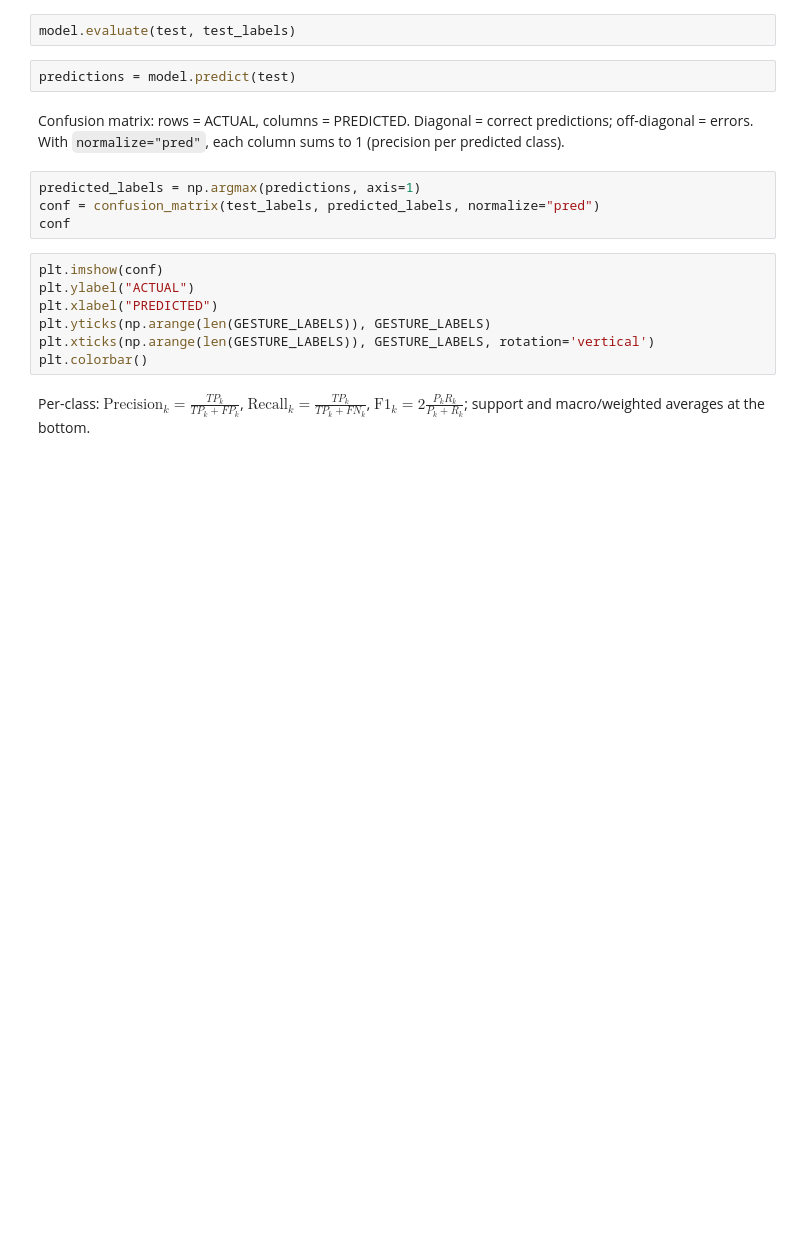
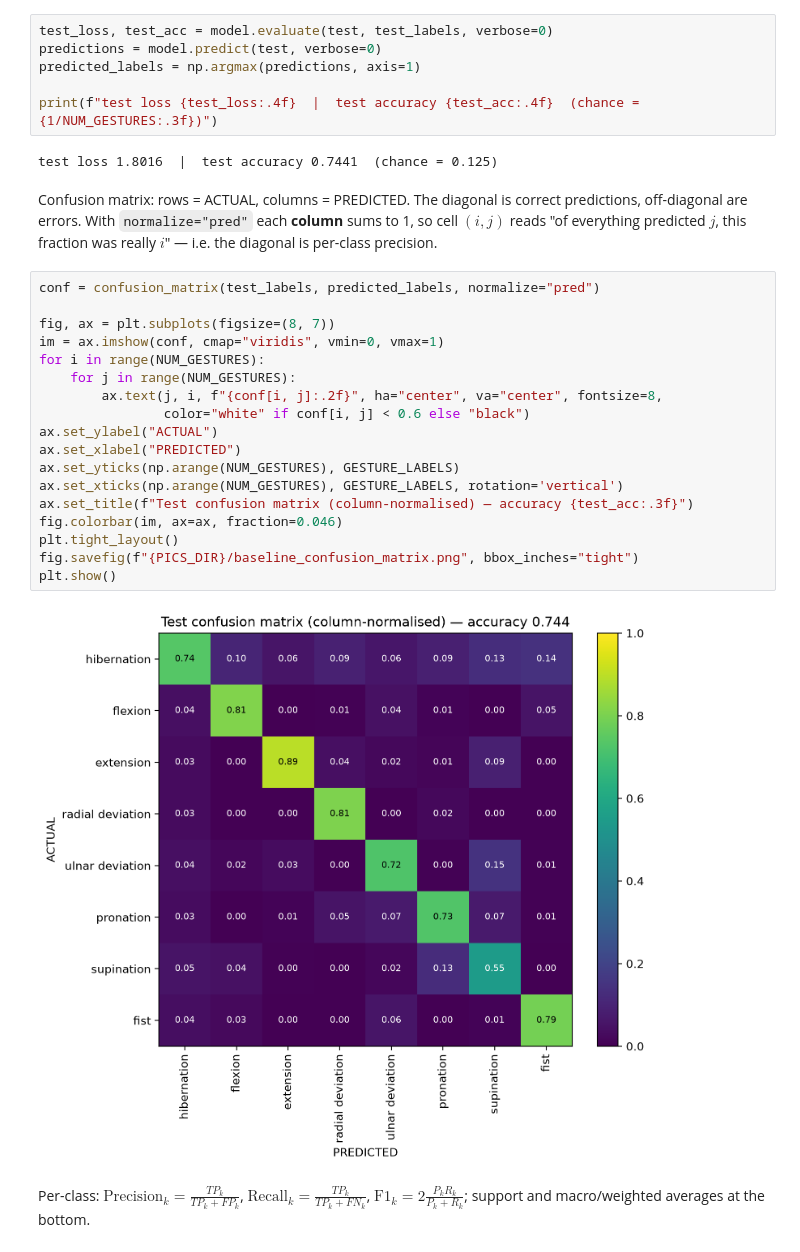
Before and after one commit to aljazfrancic/myo-keras, a Jupyter notebook: myo-keras.ipynb, the cells around one changed output. Cells and saved outputs as stored; diff of their text form; blank space fills up the shorter version.

```diff
--- a/myo-keras.ipynb
+++ b/myo-keras.ipynb
@@ -78,20 +181,35 @@ Test set: overall $\mathcal{L}$ and accuracy.
 # %%
-model.evaluate(test, test_labels)
+test_loss, test_acc = model.evaluate(test, test_labels, verbose=0)
+predictions = model.predict(test, verbose=0)
+predicted_labels = np.argmax(predictions, axis=1)
+
+print(f"test loss {test_loss:.4f}  |  test accuracy {test_acc:.4f}  (chance = {1/NUM_GESTURES:.3f})")
+# %% [output]
+test loss 1.8016  |  test accuracy 0.7441  (chance = 0.125)
-# %%
-predictions = model.predict(test)
 # %% [markdown]
-Confusion matrix: rows = ACTUAL, columns = PREDICTED. Diagonal = correct predictions; off-diagonal = errors. With `normalize="pred"`, each column sums to 1 (precision per predicted class).
+Confusion matrix: rows = ACTUAL, columns = PREDICTED. The diagonal is correct predictions,
+off-diagonal are errors. With `normalize="pred"` each **column** sums to 1, so cell $(i, j)$ reads
+"of everything predicted $j$, this fraction was really $i$" — i.e. the diagonal is per-class precision.
-# %%
-predicted_labels = np.argmax(predictions, axis=1)
-conf = confusion_matrix(test_labels, predicted_labels, normalize="pred")
-conf
 # %%
-plt.imshow(conf)
-plt.ylabel("ACTUAL")
-plt.xlabel("PREDICTED")
-plt.yticks(np.arange(len(GESTURE_LABELS)), GESTURE_LABELS)
-plt.xticks(np.arange(len(GESTURE_LABELS)), GESTURE_LABELS, rotation='vertical')
-plt.colorbar()
+conf = confusion_matrix(test_labels, predicted_labels, normalize="pred")
+
+fig, ax = plt.subplots(figsize=(8, 7))
+im = ax.imshow(conf, cmap="viridis", vmin=0, vmax=1)
+for i in range(NUM_GESTURES):
+    for j in range(NUM_GESTURES):
+        ax.text(j, i, f"{conf[i, j]:.2f}", ha="center", va="center", fontsize=8,
+                color="white" if conf[i, j] < 0.6 else "black")
+ax.set_ylabel("ACTUAL")
+ax.set_xlabel("PREDICTED")
+ax.set_yticks(np.arange(NUM_GESTURES), GESTURE_LABELS)
+ax.set_xticks(np.arange(NUM_GESTURES), GESTURE_LABELS, rotation='vertical')
+ax.set_title(f"Test confusion matrix (column-normalised) — accuracy {test_acc:.3f}")
+fig.colorbar(im, ax=ax, fraction=0.046)
+plt.tight_layout()
+fig.savefig(f"{PICS_DIR}/baseline_confusion_matrix.png", bbox_inches="tight")
+plt.show()
+# %% [output]
+[figure, added]
 # %% [markdown]
 Per-class: $\text{Precision}_k = \frac{TP_k}{TP_k+FP_k}$, $\text{Recall}_k = \frac{TP_k}{TP_k+FN_k}$, $\text{F1}_k = 2\frac{P_k R_k}{P_k+R_k}$; support and macro/weighted averages at the bottom.
 # %%
```
Also changed, not shown: parts of 37 cells of this notebook, 12 other files.
